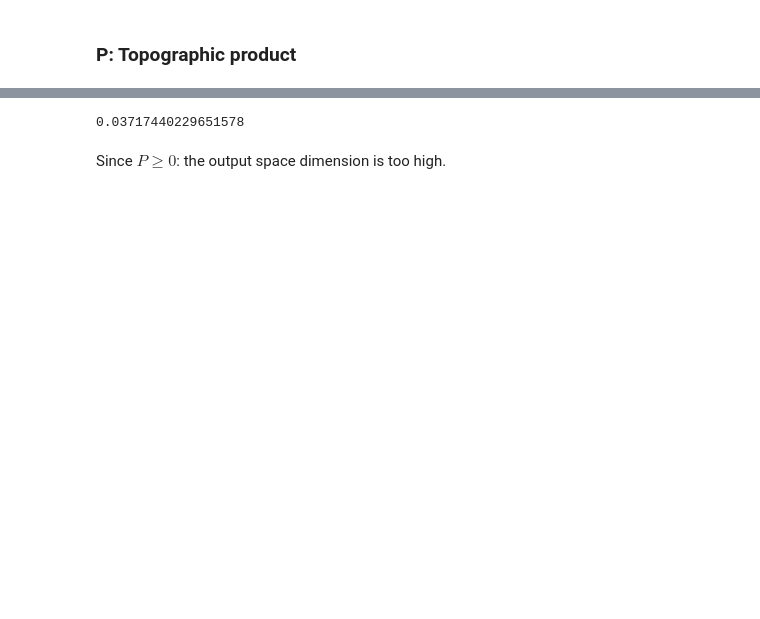
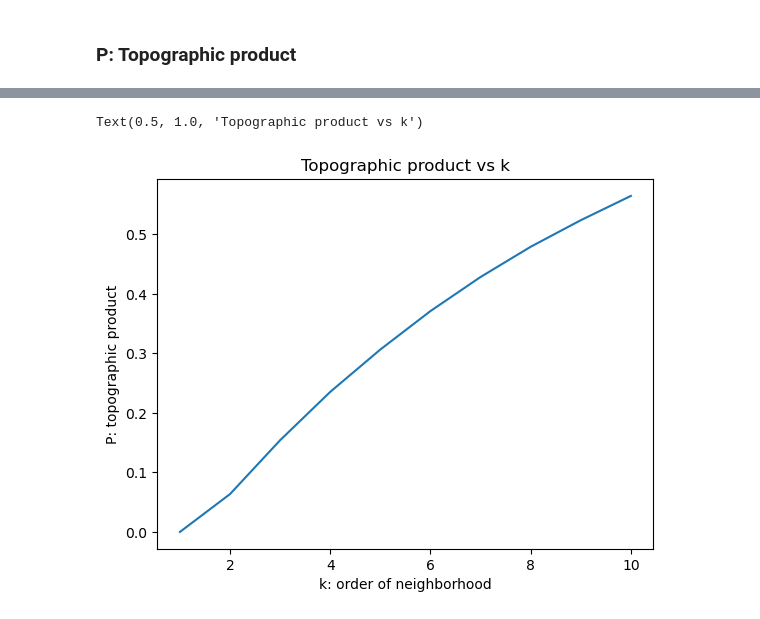
Before and after one commit to Jean-BaptisteCellier/SOM_TopographicProduct, a Jupyter notebook: coding_assignment.ipynb, the cells around one changed output, grey strips where cells are left out. Cells and saved outputs as stored; diff of their text form; code cells hidden in the pictures; blank space fills up the shorter version.

```diff
--- a/coding_assignment.ipynb
+++ b/coding_assignment.ipynb
@@ -268,6 +294,2 @@ Text(0.5, 1.0, 'Mean distortion product with several k')
-# %%
-list_mean_disto_9 = []
-for i in range(150):
-    list_mean_disto_9.append(mean_distortion(i, 9))
 # %% [markdown]
 ### P: Topographic product
@@ -282,15 +306,22 @@ However, in practice, it turns out the possible k values are largely limited by
 # %%
-def topographic_product():
+def topographic_product(som_distances, max_neighb):
     p = 0
-    for i in range(150):
+    n = len(som_distances)
+    for i in range(1,n):
         s = 0
-        for k in range(1, 9):
+        for k in range(1, max_neighb):
             s += np.log(mean_distortion(i,k))
         p += s
-    return p/(150*149)
+    return p/(n*max_neighb)
-# %%
-topographic_product()
-# %% [output]
-0.03717440229651578
-# %% [markdown]
-Since $P \geq 0$: the output space dimension is too high.
+# %%
+list_p = []
+for k in range(1,11):
+    list_p.append(topographic_product(som_distances, k))
+
+plt.plot(range(1,11), list_p)
+plt.xlabel("k: order of neighborhood")
+plt.ylabel("P: topographic product")
+plt.title("Topographic product vs k")
+# %% [output]
+Text(0.5, 1.0, 'Topographic product vs k')
+[figure, added]
```
Also changed, not shown: parts of 20 cells of this notebook.
